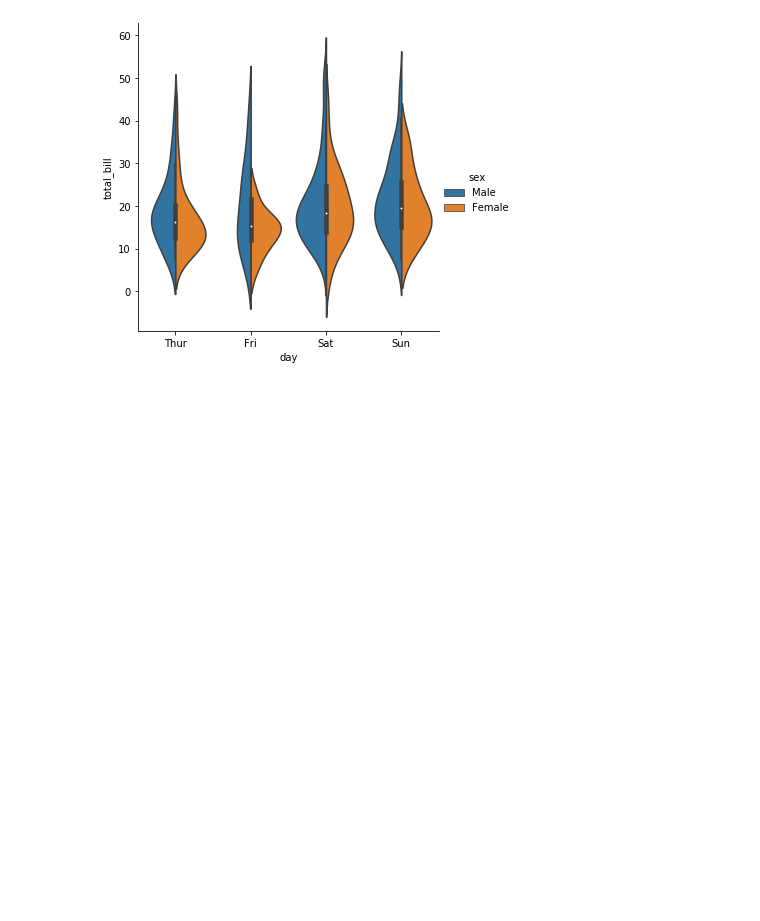
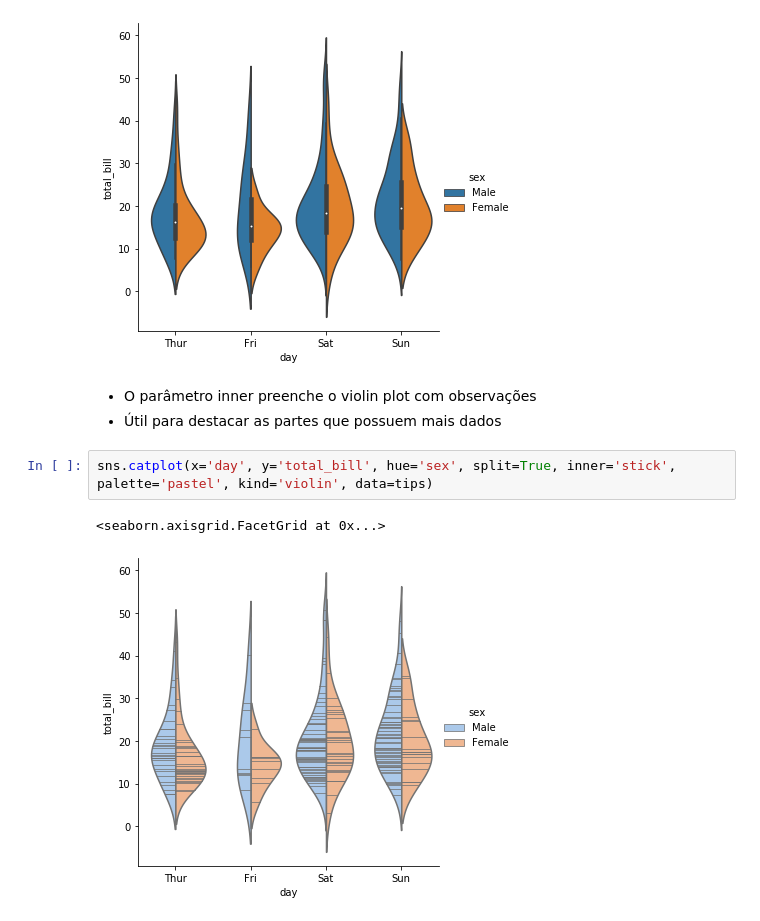
Before and after one commit to Jvmantuan/Data-Science, a Jupyter notebook: Seaborn/Seaborn 03.ipynb, the cells around one changed output. Drawn from its saved outputs; the diff is of its cells as text; blank space fills up the shorter version.

```diff
--- a/Seaborn/Seaborn 03.ipynb
+++ b/Seaborn/Seaborn 03.ipynb
@@ -80,3 +98,11 @@ sns.catplot(x='day', y='total_bill', hue='sex', split=True, kind='violin', data=
 # %% [output]
 <seaborn.axisgrid.FacetGrid at 0x...>
 [figure]
+# %% [markdown]
+- O parâmetro inner preenche o violin plot com observações
+- Útil para destacar as partes que possuem mais dados
+# %%
+sns.catplot(x='day', y='total_bill', hue='sex', split=True, inner='stick', palette='pastel', kind='violin', data=tips)
+# %% [output]
+<seaborn.axisgrid.FacetGrid at 0x...>
+[figure, added]
```
Also changed, not shown: parts of 5 cells of this notebook.
